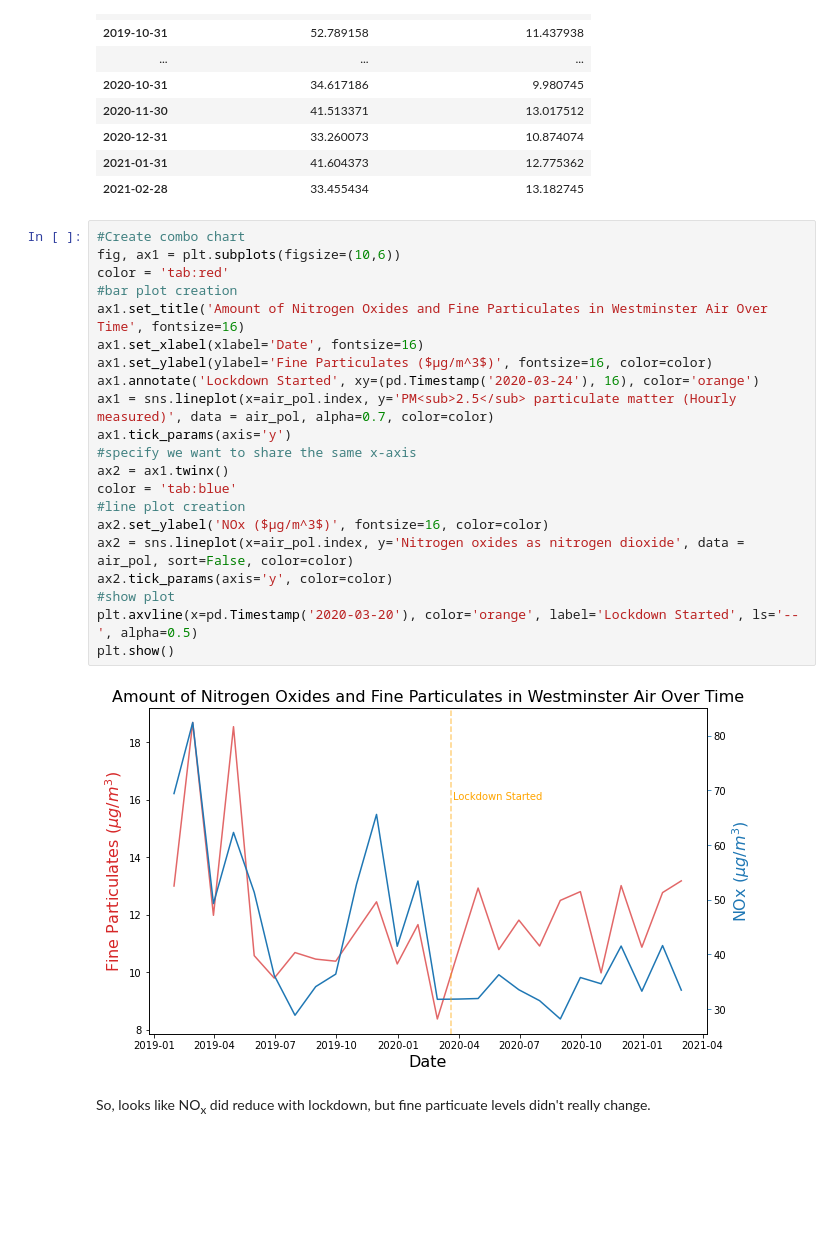
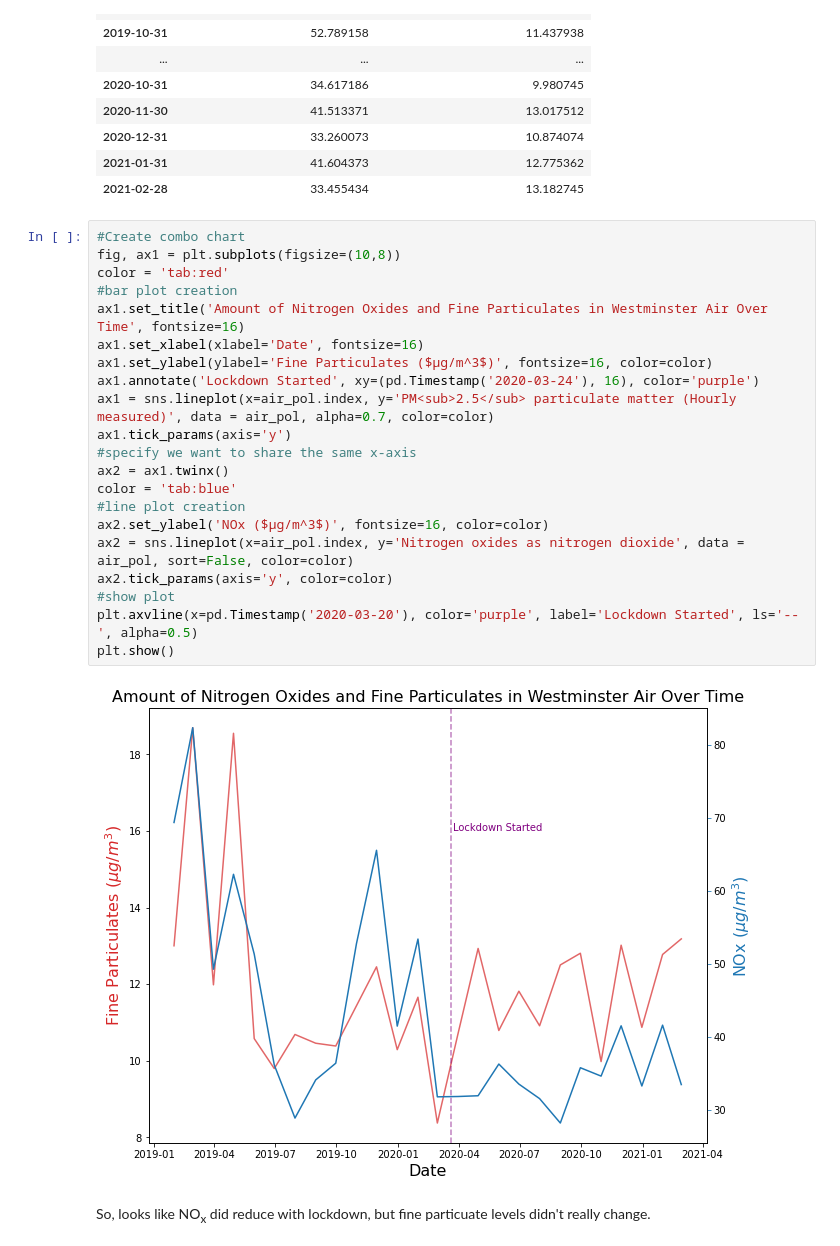
Before and after one commit to RatatoskRagnarok/michigan_data_science, a Jupyter notebook: applied_plotting_final_project/air_pollution_traffic_west.ipynb, the cells around one changed output. Saved outputs shown, nothing was run; the diff lists cells and outputs as text; blank space fills up the shorter version.

```diff
--- a/applied_plotting_final_project/air_pollution_traffic_west.ipynb
+++ b/applied_plotting_final_project/air_pollution_traffic_west.ipynb
@@ -167,26 +167,26 @@ air_pol
 | 2021-02-28 | 33.455434 | 13.182745 |
 # %%
 #Create combo chart
-fig, ax1 = plt.subplots(figsize=(10,6))
+fig, ax1 = plt.subplots(figsize=(10,8))
 color = 'tab:red'
 #bar plot creation
 ax1.set_title('Amount of Nitrogen Oxides and Fine Particulates in Westminster Air Over Time', fontsize=16)
 ax1.set_xlabel(xlabel='Date', fontsize=16)
 ax1.set_ylabel(ylabel='Fine Particulates ($μg/m^3$)', fontsize=16, color=color)
-ax1.annotate('Lockdown Started', xy=(pd.Timestamp('2020-03-24'), 16), color='orange')
+ax1.annotate('Lockdown Started', xy=(pd.Timestamp('2020-03-24'), 16), color='purple')
 ax1 = sns.lineplot(x=air_pol.index, y='PM<sub>2.5</sub> particulate matter (Hourly measured)', data = air_pol, alpha=0.7, color=color)
 ax1.tick_params(axis='y')
 #specify we want to share the same x-axis
 ax2 = ax1.twinx()
 color = 'tab:blue'
 #line plot creation
 ax2.set_ylabel('NOx ($μg/m^3$)', fontsize=16, color=color)
 ax2 = sns.lineplot(x=air_pol.index, y='Nitrogen oxides as nitrogen dioxide', data = air_pol, sort=False, color=color)
 ax2.tick_params(axis='y', color=color)
 #show plot
-plt.axvline(x=pd.Timestamp('2020-03-20'), color='orange', label='Lockdown Started', ls='--', alpha=0.5)
+plt.axvline(x=pd.Timestamp('2020-03-20'), color='purple', label='Lockdown Started', ls='--', alpha=0.5)
 plt.show()
 # %% [output]
-[figure, old version]
+[figure, new version]
 # %% [markdown]
 So, looks like NO<sub>x</sub> did reduce with lockdown, but fine particuate levels didn't really change.
```
Also changed, not shown: parts of 1 cell of this notebook, 2 other files.
